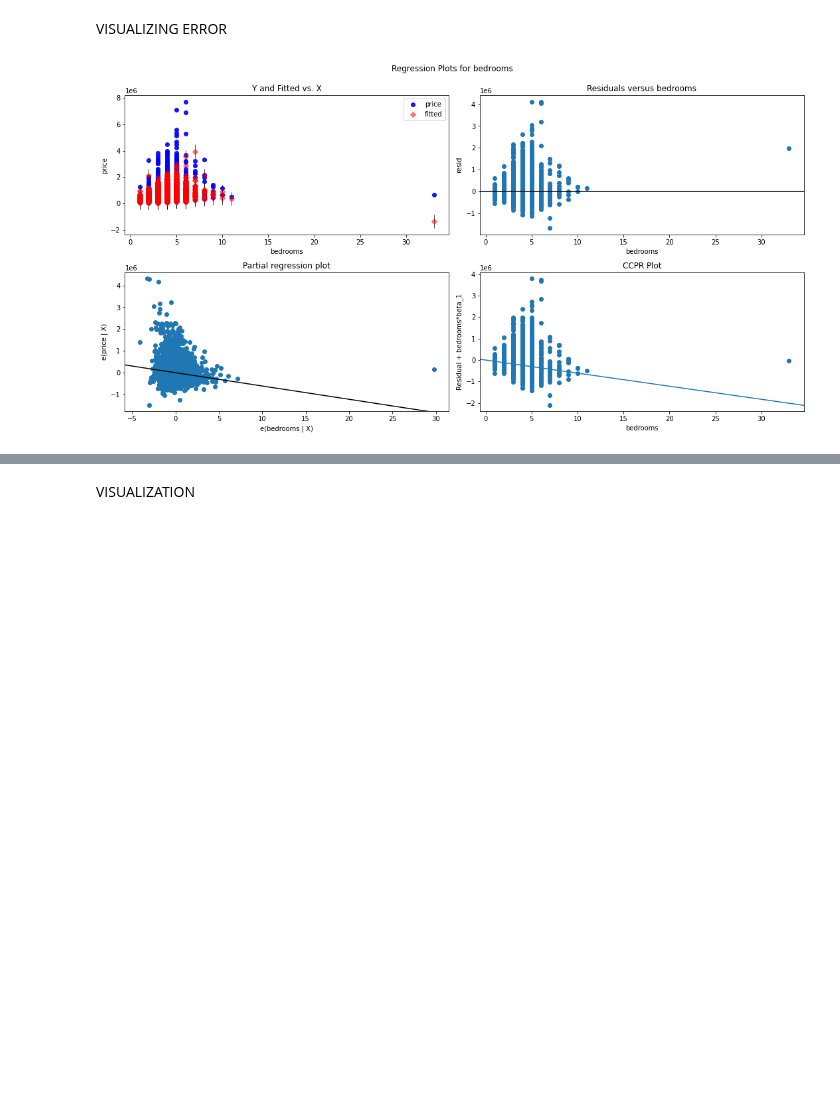
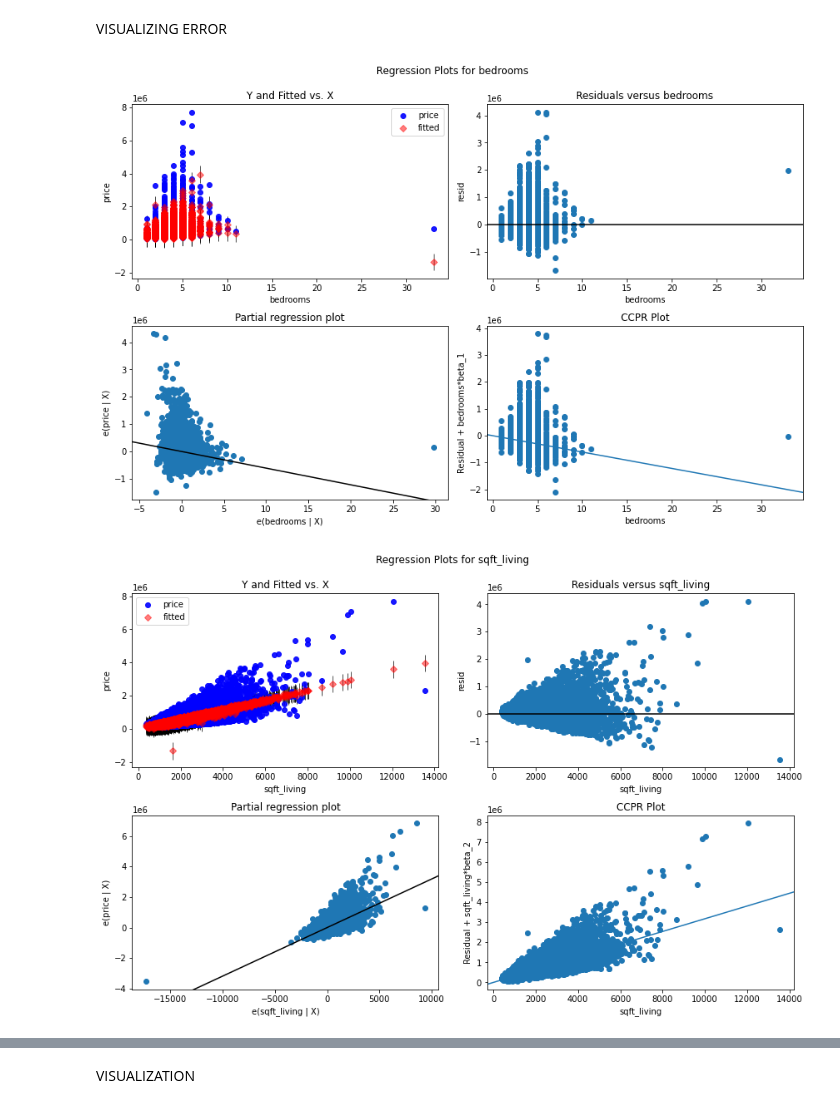
Before and after one commit to gshikanda/dsc-phase-2-project, a Jupyter notebook: student.ipynb, the cells around one changed output, grey strips where cells are left out. Cells and saved outputs as stored; diff of their text form; code cells hidden in the pictures; blank space fills up the shorter version.

Commit message:
plotting regression diagnostic

```diff
--- a/student.ipynb
+++ b/student.ipynb
@@ -96,0 +123,4 @@ kc_house.duplicated().sum()
+# %%
+kc_house = kc_house.drop_duplicates(subset='id')
+#confirm the duplicates have been dropped
+kc_house['id'].duplicated().sum()
@@ -313,9 +404,16 @@ The p-value is 0.000, indicating that this coefficient is statistically signific
 # %% [markdown]
 VISUALIZING ERROR
 # %%
-#error for condition of the house
-fig = plt.figure(figsize=(15,8))
-fig = sm.graphics.plot_regress_exog(model,'bedrooms', fig=fig)
-plt.show()
+
+def plot_regress_exog(model, exog_name):
+    fig = plt.figure(figsize=(12, 8))
+    fig = sm.graphics.plot_regress_exog(model, exog_name, fig=fig)
+    plt.show()
+
+# Plot for each variable
+plot_regress_exog(model, 'bedrooms')
+plot_regress_exog(model, 'sqft_living')
+plot_regress_exog(model, 'condition')
 # %% [output]
-[figure, old version]
+[figure, new version]
+[figure, added]
```
Also changed, not shown: parts of 25 cells of this notebook.
